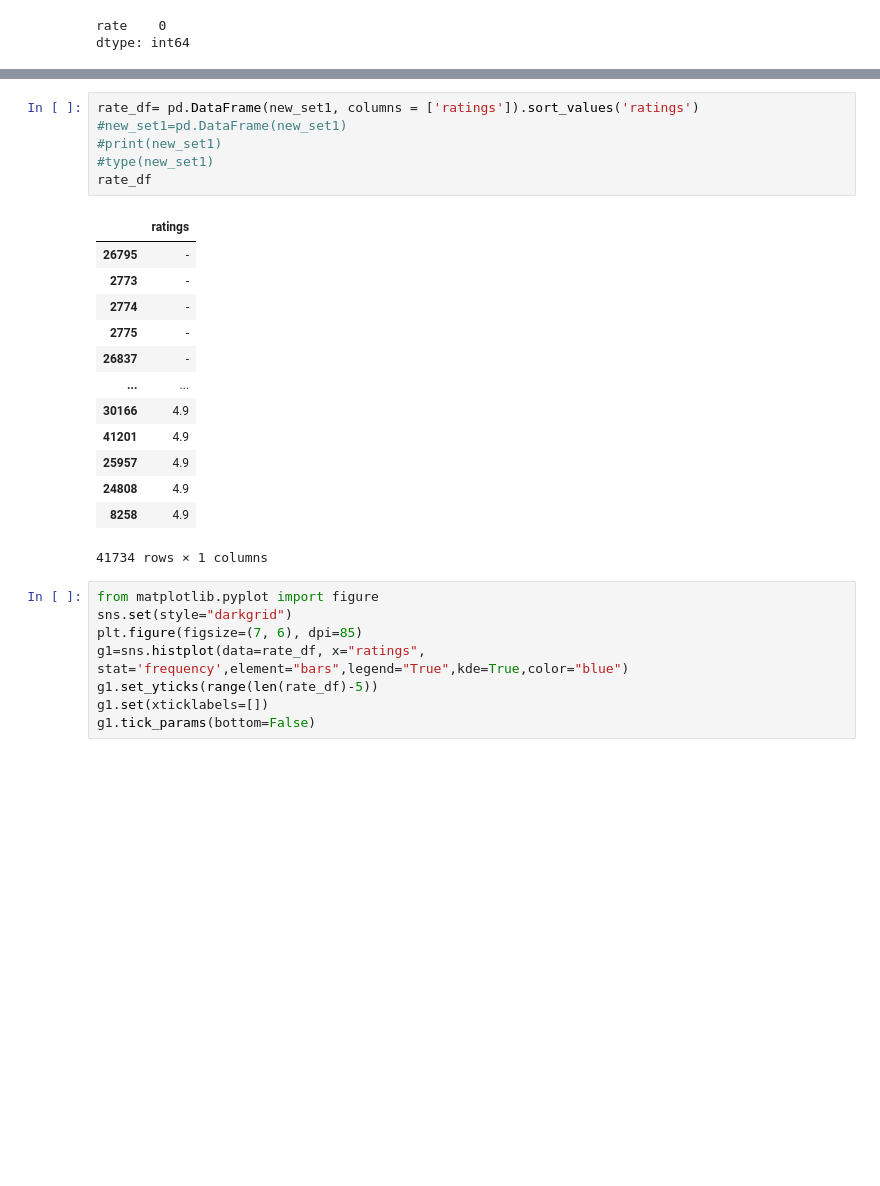
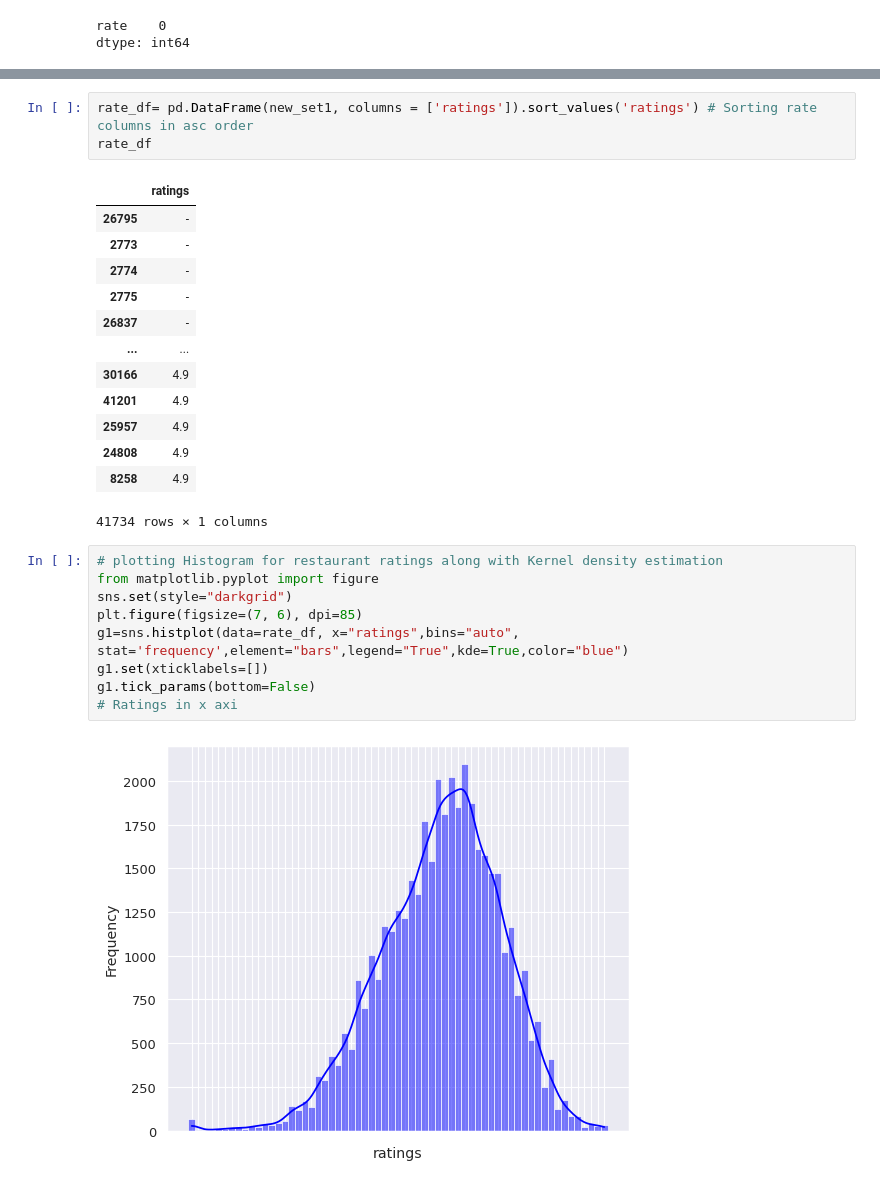
Before and after one commit to harshlohani/zomato-analysis, a Jupyter notebook: zomato_bengaluru.ipynb, the cells around one changed output, grey strips where cells are left out. Cells and saved outputs as stored; diff of their text form; blank space fills up the shorter version.

Commit message:
added new comments along with minor changes

```diff
--- a/zomato_bengaluru.ipynb
+++ b/zomato_bengaluru.ipynb
@@ -131,10 +129,7 @@ type(new_set1)
 # %% [output]
 list
 # %%
-rate_df= pd.DataFrame(new_set1, columns = ['ratings']).sort_values('ratings')
-#new_set1=pd.DataFrame(new_set1)
-#print(new_set1)
-#type(new_set1)
+rate_df= pd.DataFrame(new_set1, columns = ['ratings']).sort_values('ratings') # Sorting rate columns in asc order
 rate_df
 # %% [output]
 |  | ratings |
@@ -151,10 +146,13 @@ rate_df
 | 8258 | 4.9 |
 41734 rows × 1 columns
 # %%
+# plotting Histogram for restaurant ratings along with Kernel density estimation
 from matplotlib.pyplot import figure
 sns.set(style="darkgrid")
 plt.figure(figsize=(7, 6), dpi=85)
-g1=sns.histplot(data=rate_df, x="ratings", stat='frequency',element="bars",legend="True",kde=True,color="blue")
-g1.set_yticks(range(len(rate_df)-5))
+g1=sns.histplot(data=rate_df, x="ratings",bins="auto", stat='frequency',element="bars",legend="True",kde=True,color="blue")
 g1.set(xticklabels=[])
 g1.tick_params(bottom=False)
+# Ratings in x axi
+# %% [output]
+[figure, added]
```
Also changed, not shown: parts of 2 cells of this notebook.
